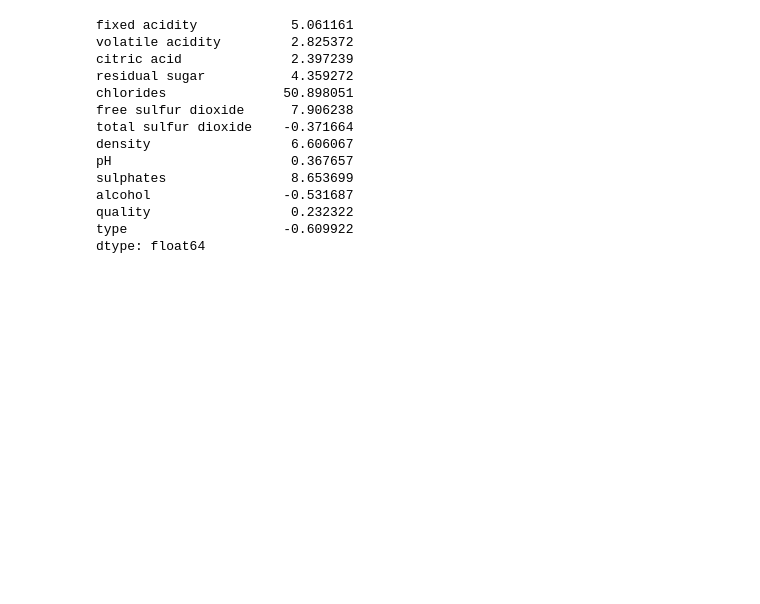
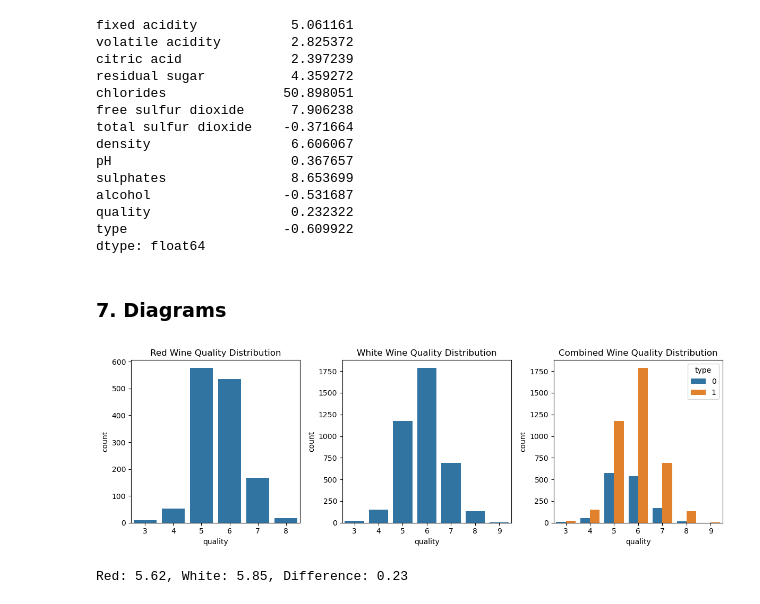
Before and after one commit to Nikolaj1992/MP1-Group9, a Jupyter notebook: MP-2/Code/Wine.ipynb, the cells around one changed output. Saved outputs shown, nothing was run; the diff lists cells and outputs as text; code cells hidden in the pictures; blank space fills up the shorter version.

Commit message:
Task7
In addition to making diagrams and finding correlations ect. I made things slightly more modular.

```diff
--- a/MP-2/Code/Wine.ipynb
+++ b/MP-2/Code/Wine.ipynb
@@ -120,5 +112,5 @@ df_white['type'] = 'white'
 # %%
-wine_df = pd.concat([df_red, df_white], ignore_index=True)
+wine_df = merge_wine_data(df_red, df_white)
 # %%
 wine_df
 # %% [output]
@@ -304,3 +277,39 @@ alcohol                 -0.531687
 quality                  0.232322
 type                    -0.609922
 dtype: float64
+# %% [markdown]
+### 7. Diagrams
+# %%
+df_red_clean = remove_duplicates(df_red)
+# %%
+df_white_clean = remove_duplicates(df_white)
+# %%
+wine_df_clean = remove_duplicates(wine_df)
+# %%
+# Shows us a general overview of how many wines fall into each category of quality
+plt.figure(figsize=(12,4))
+
+plt.subplot(1,3,1)
+sbn.countplot(x='quality', data=df_red_clean)
+plt.title('Red Wine Quality Distribution')
+
+plt.subplot(1,3,2)
+sbn.countplot(x='quality', data=df_white_clean)
+plt.title('White Wine Quality Distribution')
+
+plt.subplot(1,3,3)
+sbn.countplot(x='quality', hue='type', data=wine_df_clean)
+plt.title('Combined Wine Quality Distribution')
+
+plt.tight_layout()
+plt.show()
+# %% [output]
+[figure, added]
+# %%
+# Which type of wine has higher average quality?
+mean_quality_red = wine_df_clean[wine_df_clean['type'] == 0]['quality'].mean()
+mean_quality_white = wine_df_clean[wine_df_clean['type'] == 1]['quality'].mean()
+difference = mean_quality_white - mean_quality_red
+print(f"Red: {mean_quality_red:.2f}, White: {mean_quality_white:.2f}, Difference: {difference:.2f}")
+# %% [output]
+Red: 5.62, White: 5.85, Difference: 0.23
```
Also changed, not shown: parts of 25 cells of this notebook, 2 other files.
